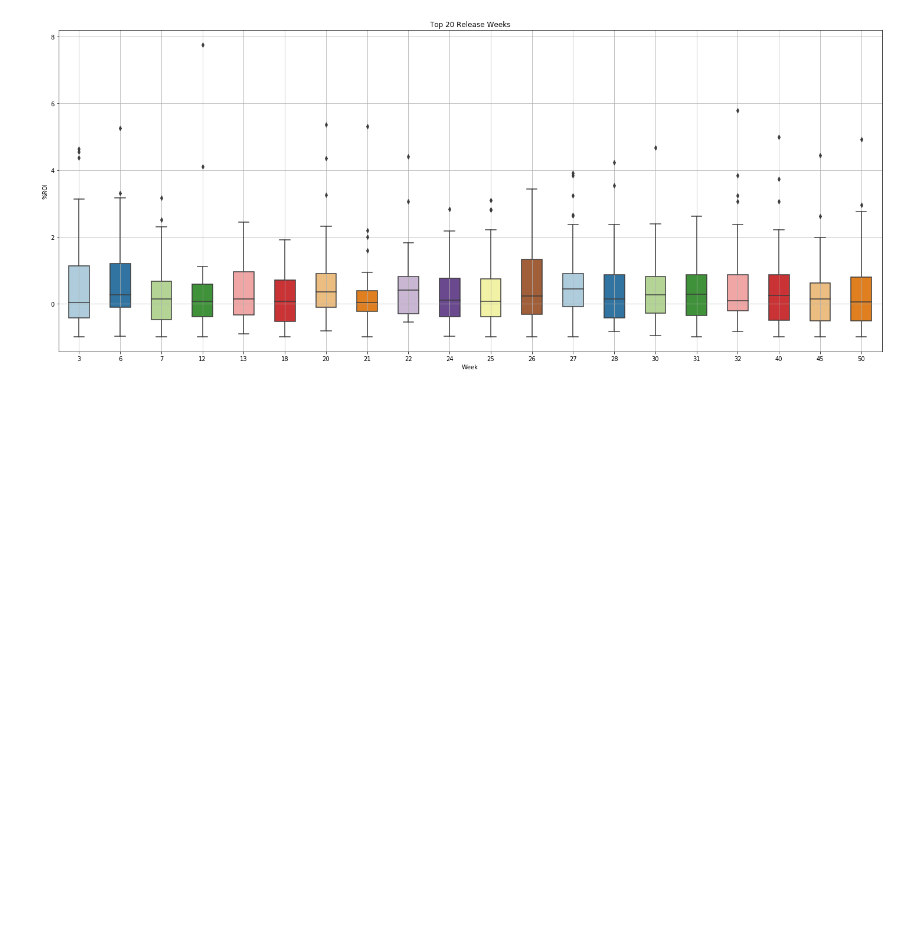
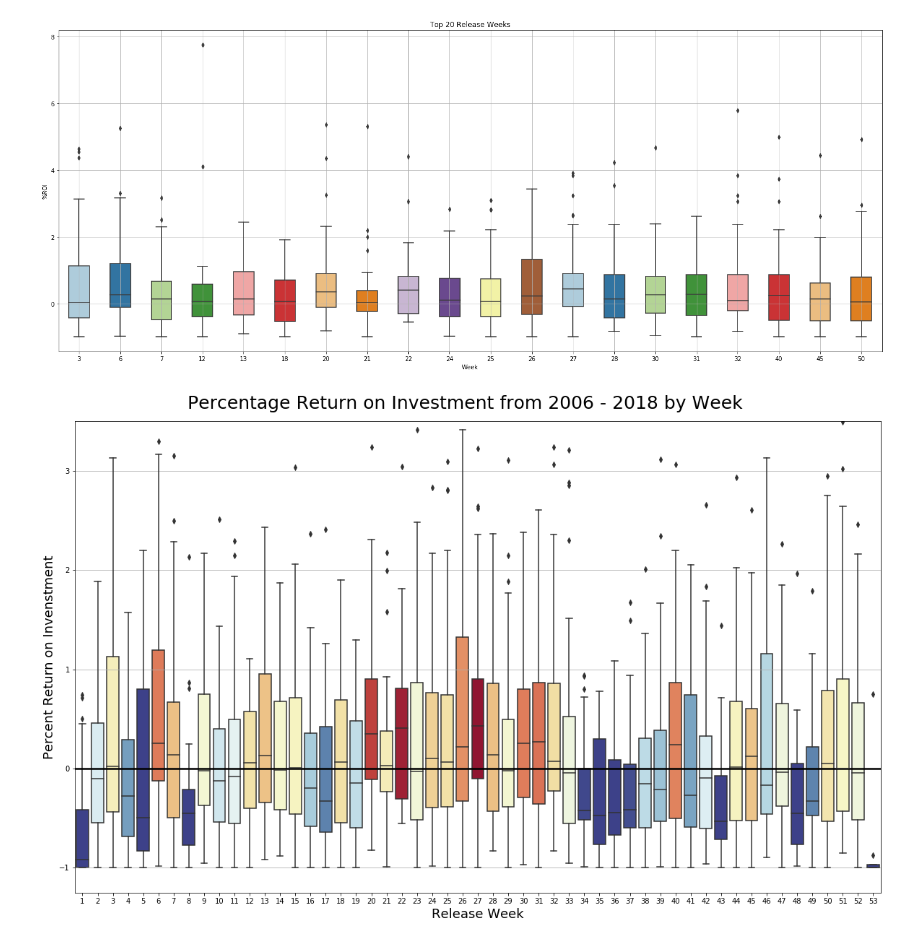
Before and after one commit to CristinaTRico/Mod1Project, a Jupyter notebook: ByWeekAnalysis.ipynb, the cells around one changed output. Drawn from its saved outputs; the diff is of its cells as text; code cells hidden in the pictures; blank space fills up the shorter version.

Commit message:
Add saved figures

```diff
--- a/ByWeekAnalysis.ipynb
+++ b/ByWeekAnalysis.ipynb
@@ -72,3 +74,28 @@ plt.grid()
 plt.title("Top 20 Release Weeks");
 # %% [output]
 [figure]
+# %%
+# #plot %ROI by weeks
+# fig= plt.figure(figsize=(20,10))
+# bplot = sns.boxplot(y='%ROI', x='Week',
+#                  data=MovieNums,
+#                  width=0.5,
+#                  palette="Paired")
+# plt.grid()
+# plt.title("Percentage ROI by Release Week");
+
+median_vals = MovieNums.groupby('Week')['%ROI'].median()
+norm = plt.Normalize(0-median_vals.max(), median_vals.max()-0)
+median_vals = median_vals.tolist()
+colors = plt.cm.RdYlBu_r(norm(median_vals))
+
+plt.figure(figsize=(20,12))
+plt.rcParams["axes.labelsize"] = 18
+plt.ylim(-1.25, 3.5)
+plt.grid(b=True, which='major', axis='both')
+ax = sns.boxplot(x="Week", y="%ROI", data=MovieNums, palette=colors, showfliers=True).set(xlabel='Release Week', ylabel='Percent Return on Invenstment')
+plt.axhline(y=0, color = "black", label = "Break Even", lw = 2.5)
+plt.figtext(.5,.9,'Percentage Return on Investment from 2006 - 2018 by Week', fontsize=25, ha='center')
+plt.show()
+# %% [output]
+[figure, added]
```
Also changed, not shown: parts of 12 cells of this notebook.
